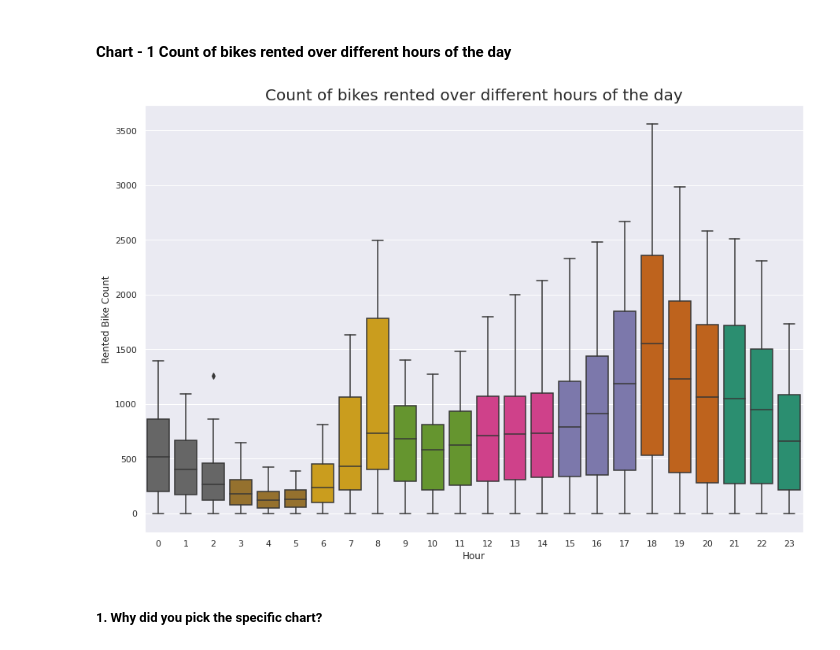
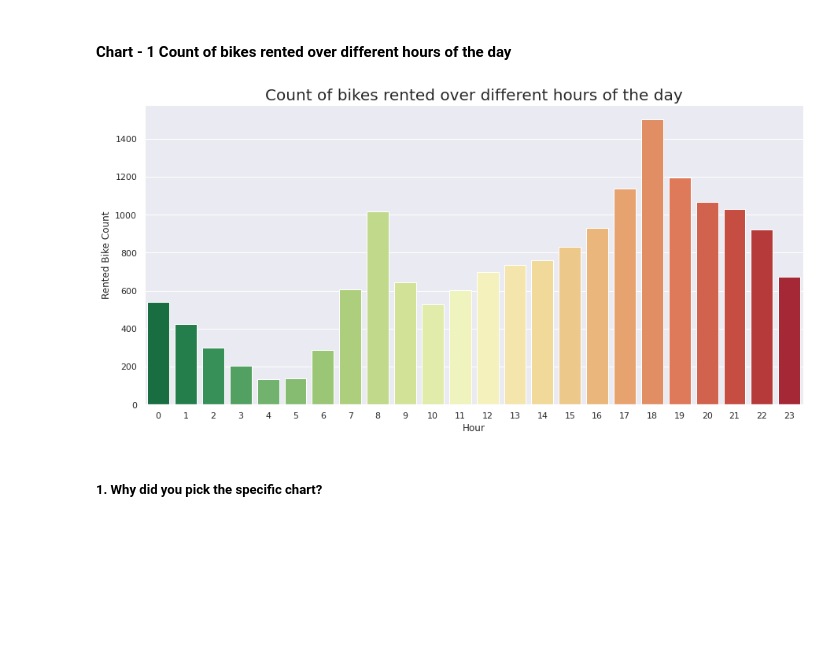
Before and after one commit to srkpriyanka95/Bike-Sharing-Demand-Prediction-, a Jupyter notebook: Bike_Sharing_Demand_Prediction.ipynb, the cells around one changed output. Cells and saved outputs as stored; diff of their text form; code cells hidden in the pictures; blank space fills up the shorter version.

```diff
--- a/Bike_Sharing_Demand_Prediction.ipynb
+++ b/Bike_Sharing_Demand_Prediction.ipynb
@@ -311,7 +320,6 @@ BikeShare_data.head()
 | 4 | 2017-12-01 | 78 | 4 | -6.0 | 36 | 2.3 | 2000 | ... |
 # %%
 # Converting the Date, Month and Year columns into object datatype, as they are categorical variables
-BikeShare_data['Date']=BikeShare_data['Date'].astype('object')
 BikeShare_data['month']=BikeShare_data['month'].astype('object')
 BikeShare_data['year']=BikeShare_data['year'].astype('object')
 BikeShare_data['Hour']=BikeShare_data['Hour'].astype('object')
@@ -350,12 +358,12 @@ Answer Here.
 #### **Chart - 1  Count of bikes rented over different hours of the day**
 # %%
 # Chart - 1 visualizating the count of bikes rented over different hours of the day
-sns.set(rc={"figure.figsize":(15, 10)})
-rented_vs_hour=sns.boxplot(data=BikeShare_data,x='Hour',y='Rented Bike Count',palette='Dark2_r')
+sns.set(rc={"figure.figsize":(15, 7)})
+rented_vs_hour=sns.barplot(data=BikeShare_data,x='Hour',y='Rented Bike Count',palette='RdYlGn_r',ci=None)
 rented_vs_hour.set_title('Count of bikes rented over different hours of the day',fontsize=20)
 plt.show()
 # %% [output]
-[figure, old version]
+[figure, new version]
 # %% [markdown]
 ##### 1. Why did you pick the specific chart?
 # %% [markdown]
```
Also changed, not shown: parts of 99 cells of this notebook.
